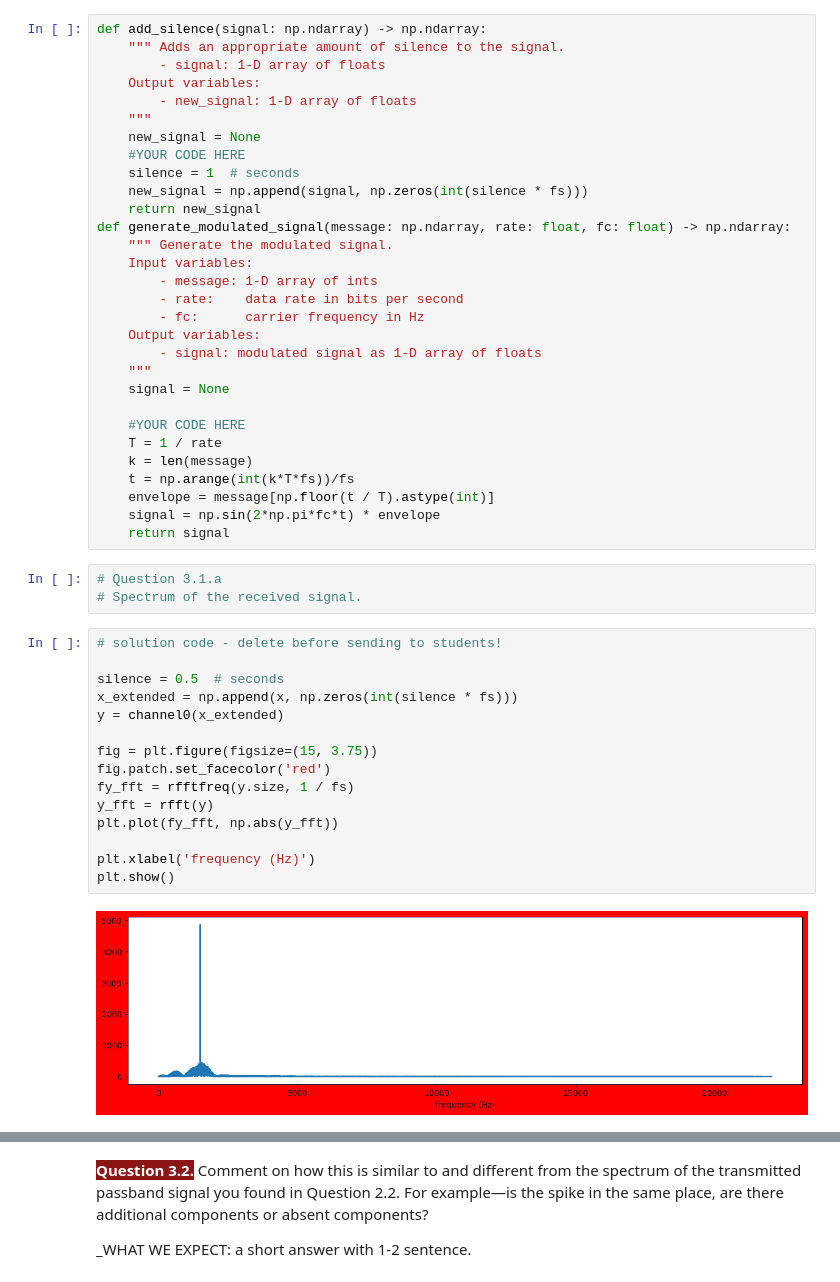
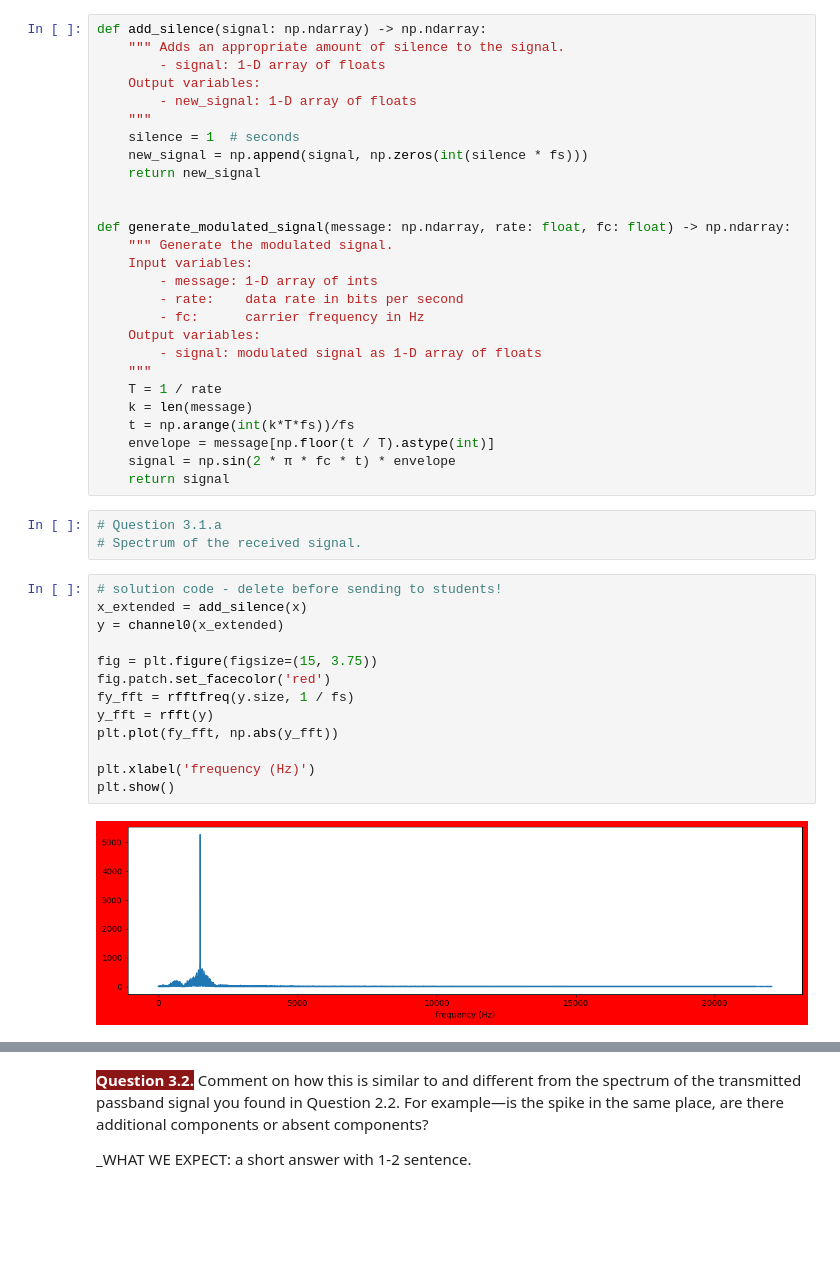
Before and after one commit to Kizjkre/engr76-2b-rewrite, a Jupyter notebook: project2b-solution.ipynb, the cells around one changed output, grey strips where cells are left out. Cells and saved outputs as stored; diff of their text form; blank space fills up the shorter version.

```diff
--- a/project2b-solution.ipynb
+++ b/project2b-solution.ipynb
@@ -362,11 +363,11 @@ def add_silence(signal: np.ndarray) -> np.ndarray:
     Output variables:
         - new_signal: 1-D array of floats
     """
-    new_signal = None
-    #YOUR CODE HERE
     silence = 1  # seconds
     new_signal = np.append(signal, np.zeros(int(silence * fs)))
     return new_signal
+
+
 def generate_modulated_signal(message: np.ndarray, rate: float, fc: float) -> np.ndarray:
     """ Generate the modulated signal.
     Input variables:
@@ -376,35 +377,30 @@ def generate_modulated_signal(message: np.ndarray, rate: float, fc: float) -> np
     Output variables:
         - signal: modulated signal as 1-D array of floats
     """
-    signal = None
-
-    #YOUR CODE HERE
     T = 1 / rate
     k = len(message)
     t = np.arange(int(k*T*fs))/fs
     envelope = message[np.floor(t / T).astype(int)]
-    signal = np.sin(2*np.pi*fc*t) * envelope
+    signal = np.sin(2 * π * fc * t) * envelope
     return signal
 # %%
 # Question 3.1.a
 # Spectrum of the received signal.
 # %%
 # solution code - delete before sending to students!
-
-silence = 0.5  # seconds
-x_extended = np.append(x, np.zeros(int(silence * fs)))
+x_extended = add_silence(x)
 y = channel0(x_extended)
 
 fig = plt.figure(figsize=(15, 3.75))
 fig.patch.set_facecolor('red')
 fy_fft = rfftfreq(y.size, 1 / fs)
 y_fft = rfft(y)
 plt.plot(fy_fft, np.abs(y_fft))
 
 plt.xlabel('frequency (Hz)')
 plt.show()
 # %% [output]
-[figure, old version]
+[figure, new version]
 # %%
 # solution code - delete before sending to students!
 
```
Also changed, not shown: parts of 16 cells of this notebook, 1 other file.
